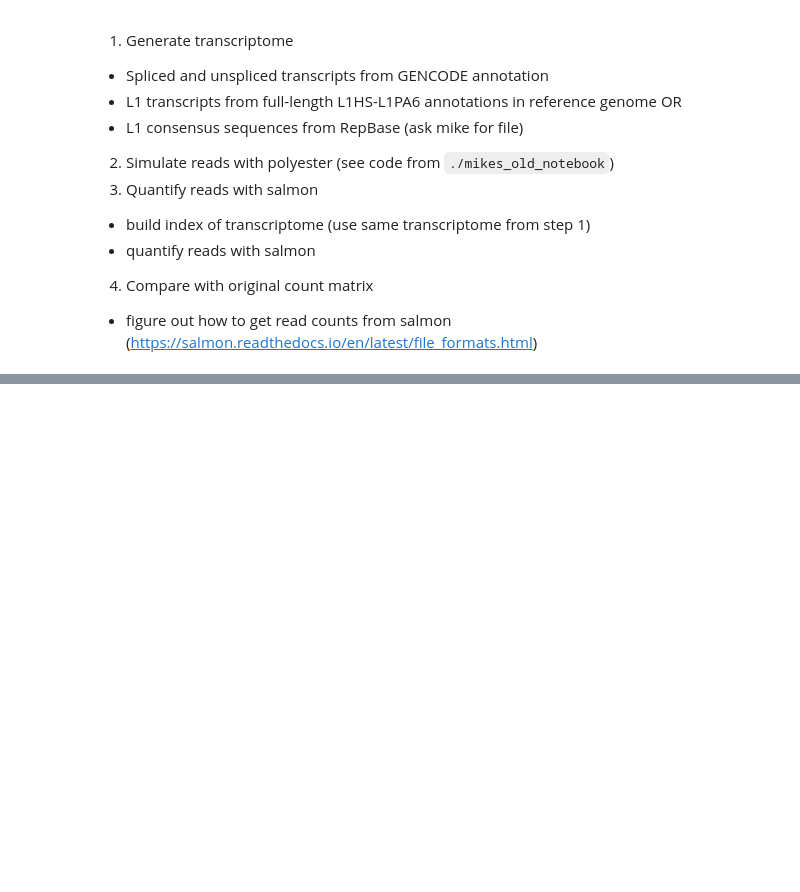
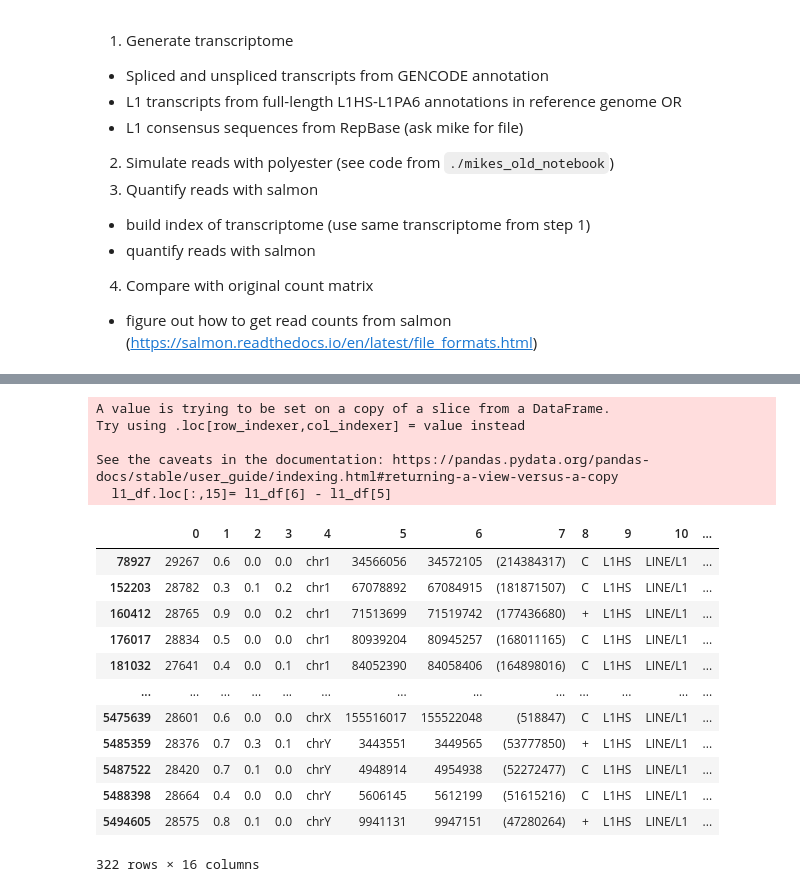
Before and after one commit to gage-lab/bulk_te_bench, a Jupyter notebook: 20231004_benchmark.ipynb, the cells around one changed output, grey strips where cells are left out. Saved outputs shown, nothing was run; the diff lists cells and outputs as text; code cells hidden in the pictures; blank space fills up the shorter version.

```diff
--- a/20231004_benchmark.ipynb
+++ b/20231004_benchmark.ipynb
@@ -32,0 +71,25 @@ make_txome("GENCODE_USR", GENOME_FA, TXOME_GTF, chromosome="chr22")
+# %%
+l1_df.loc[:, 15] = l1_df[6] - l1_df[5]
+l1_df = l1_df[l1_df[15] >= 6000]
+# %% [output]
+A value is trying to be set on a copy of a slice from a DataFrame.
+Try using .loc[row_indexer,col_indexer] = value instead
+
+See the caveats in the documentation: https://pandas.pydata.org/pandas-docs/stable/user_guide/indexing.html#returning-a-view-versus-a-copy
+  l1_df.loc[:,15]= l1_df[6] - l1_df[5]
+# %%
+l1_df
+# %% [output]
+|  | 0 | 1 | 2 | 3 | 4 | 5 | 6 | 7 | 8 | 9 | 10 | ... |
+| 78927 | 29267 | 0.6 | 0.0 | 0.0 | chr1 | 34566056 | 34572105 | (214384317) | C | L1HS | LINE/L1 | ... |
+| 152203 | 28782 | 0.3 | 0.1 | 0.2 | chr1 | 67078892 | 67084915 | (181871507) | C | L1HS | LINE/L1 | ... |
+| 160412 | 28765 | 0.9 | 0.0 | 0.2 | chr1 | 71513699 | 71519742 | (177436680) | + | L1HS | LINE/L1 | ... |
+| 176017 | 28834 | 0.5 | 0.0 | 0.0 | chr1 | 80939204 | 80945257 | (168011165) | C | L1HS | LINE/L1 | ... |
+| 181032 | 27641 | 0.4 | 0.0 | 0.1 | chr1 | 84052390 | 84058406 | (164898016) | C | L1HS | LINE/L1 | ... |
+| ... | ... | ... | ... | ... | ... | ... | ... | ... | ... | ... | ... | ... |
+| 5475639 | 28601 | 0.6 | 0.0 | 0.0 | chrX | 155516017 | 155522048 | (518847) | C | L1HS | LINE/L1 | ... |
+| 5485359 | 28376 | 0.7 | 0.3 | 0.1 | chrY | 3443551 | 3449565 | (53777850) | + | L1HS | LINE/L1 | ... |
+| 5487522 | 28420 | 0.7 | 0.1 | 0.0 | chrY | 4948914 | 4954938 | (52272477) | C | L1HS | LINE/L1 | ... |
+| 5488398 | 28664 | 0.4 | 0.0 | 0.0 | chrY | 5606145 | 5612199 | (51615216) | C | L1HS | LINE/L1 | ... |
+| 5494605 | 28575 | 0.8 | 0.1 | 0.0 | chrY | 9941131 | 9947151 | (47280264) | + | L1HS | LINE/L1 | ... |
+322 rows × 16 columns
```
Also changed, not shown: parts of 14 cells of this notebook.
